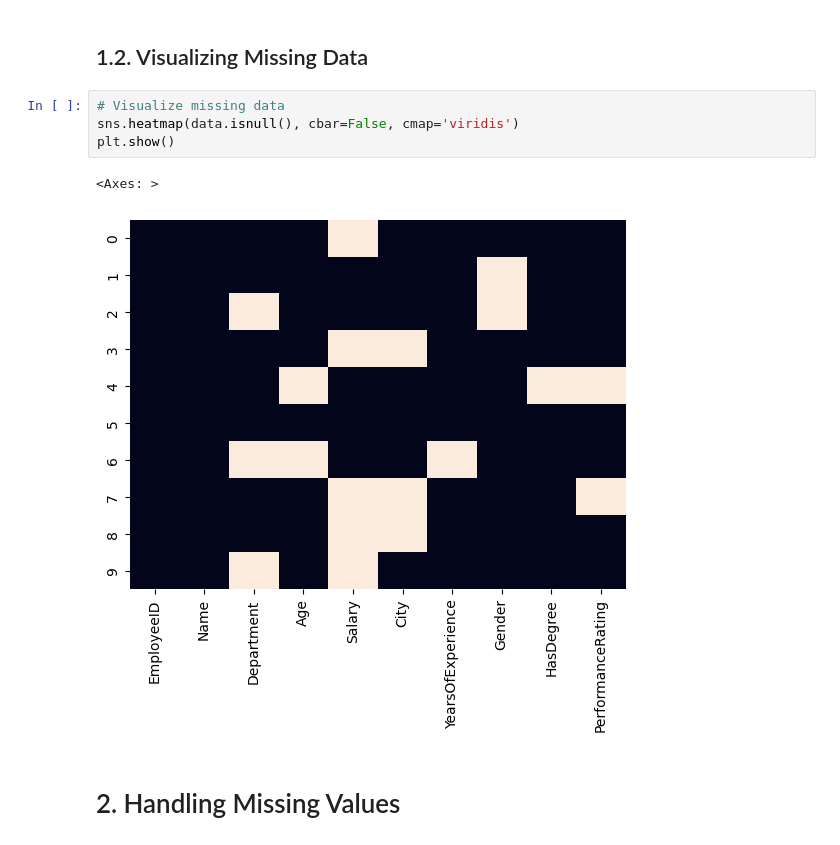
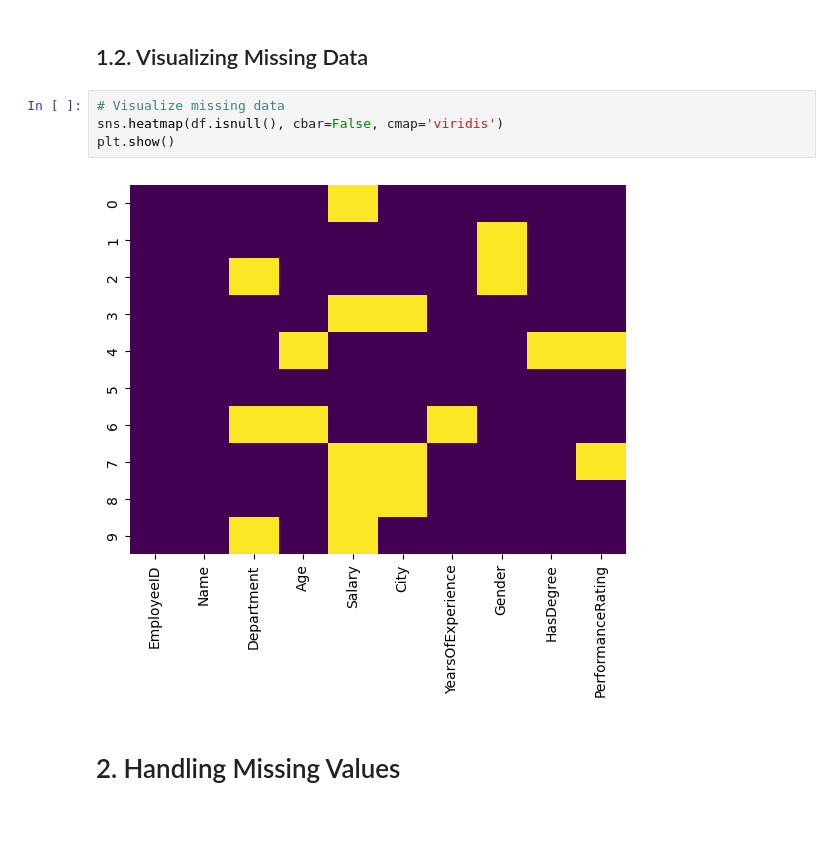
Before and after one commit to nabigwaku/Data-cleaning-project-with-python, a Jupyter notebook: Handling_Missing_Values_in_Python.ipynb, the cells around one changed output. Saved outputs shown, nothing was run; the diff lists cells and outputs as text.

```diff
--- a/Handling_Missing_Values_in_Python.ipynb
+++ b/Handling_Missing_Values_in_Python.ipynb
@@ -110,11 +109,10 @@ dtype: int64
 ## 1.2. Visualizing Missing Data
 # %%
 # Visualize missing data
-sns.heatmap(data.isnull(), cbar=False, cmap='viridis')
+sns.heatmap(df.isnull(), cbar=False, cmap='viridis')
 plt.show()
 # %% [output]
-<Axes: >
-[figure, old version]
+[figure, new version]
 # %% [markdown]
 # 2. Handling Missing Values
 # %% [markdown]
```
Also changed, not shown: parts of 21 cells of this notebook.
